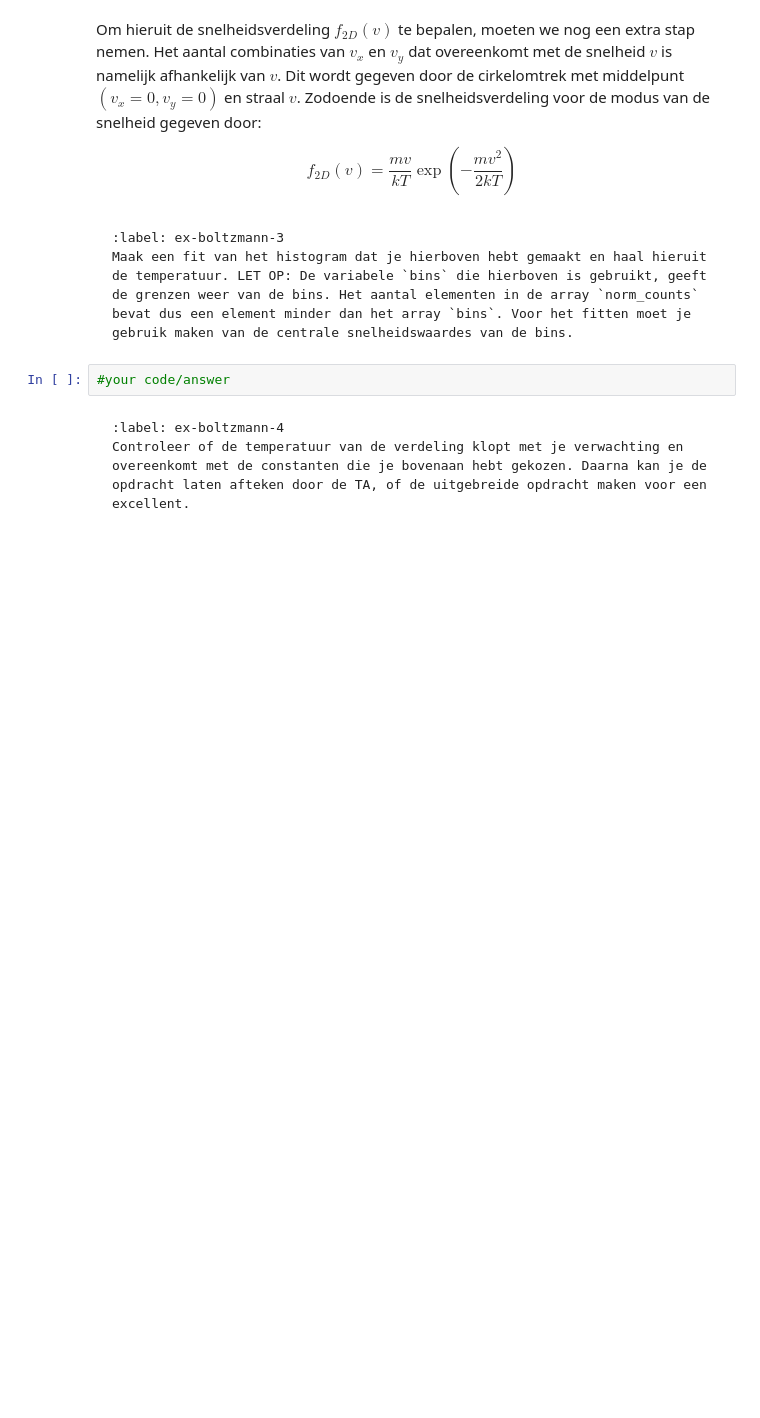
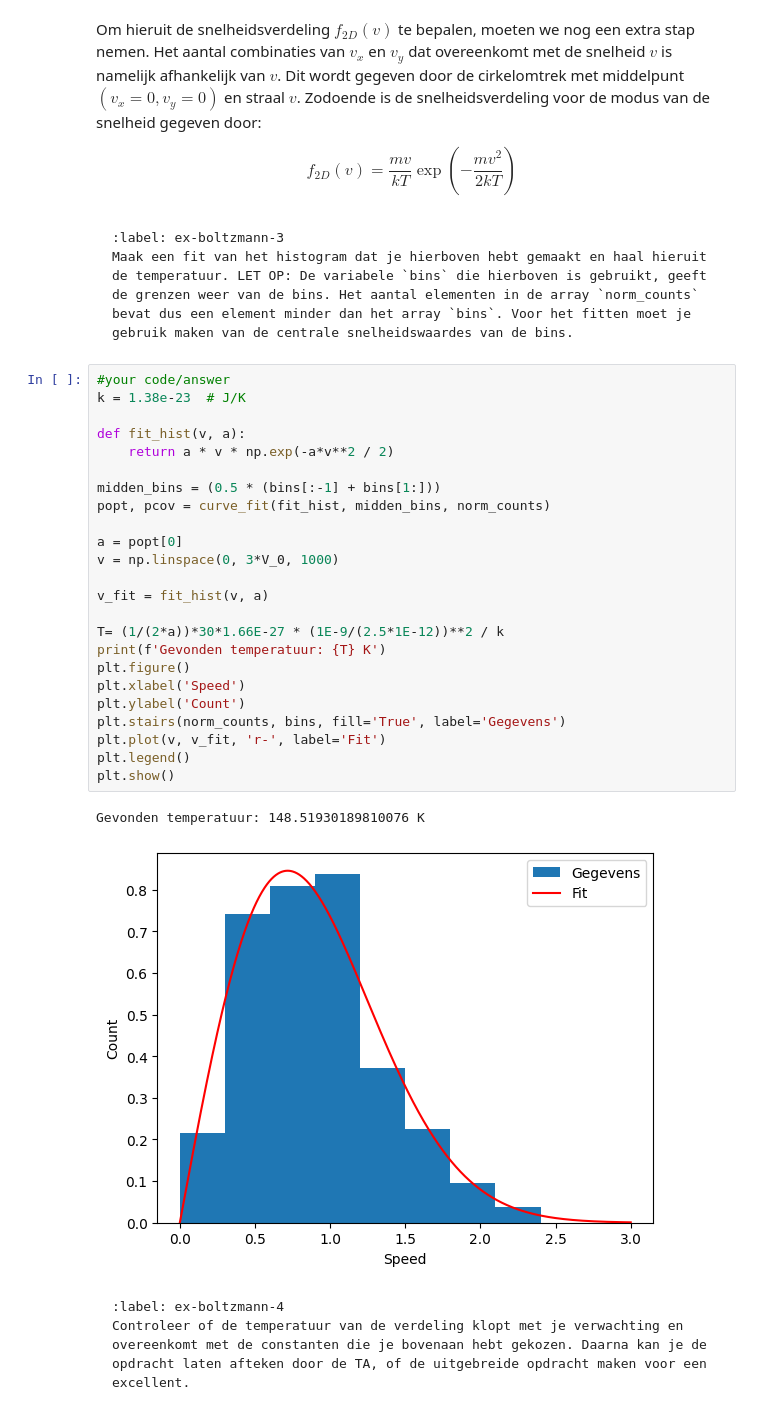
Before and after one commit to ErikvdBerkmortel/IP2-erik-en-xavi, a Jupyter notebook: Content/PySim/6_boltzmann.ipynb, the cells around one changed output. Saved outputs shown, nothing was run; the diff lists cells and outputs as text; blank space fills up the shorter version.

````diff
--- a/Content/PySim/6_boltzmann.ipynb
+++ b/Content/PySim/6_boltzmann.ipynb
@@ -366,6 +366,31 @@ Maak een fit van het histogram dat je hierboven hebt gemaakt en haal hieruit de
 ```
 # %%
 #your code/answer
+k = 1.38e-23  # J/K
+
+def fit_hist(v, a):
+    return a * v * np.exp(-a*v**2 / 2)
+
+midden_bins = (0.5 * (bins[:-1] + bins[1:]))
+popt, pcov = curve_fit(fit_hist, midden_bins, norm_counts)
+
+a = popt[0]
+v = np.linspace(0, 3*V_0, 1000)
+
+v_fit = fit_hist(v, a)
+
+T= (1/(2*a))*30*1.66E-27 * (1E-9/(2.5*1E-12))**2 / k
+print(f'Gevonden temperatuur: {T} K')
+plt.figure()
+plt.xlabel('Speed')
+plt.ylabel('Count')
+plt.stairs(norm_counts, bins, fill='True', label='Gegevens')
+plt.plot(v, v_fit, 'r-', label='Fit')
+plt.legend()
+plt.show()
+# %% [output]
+Gevonden temperatuur: 148.51930189810076 K
+[figure, added]
 # %% [markdown]
 ```{exercise}
 :label: ex-boltzmann-4
````
Also changed, not shown: parts of 5 cells of this notebook.
